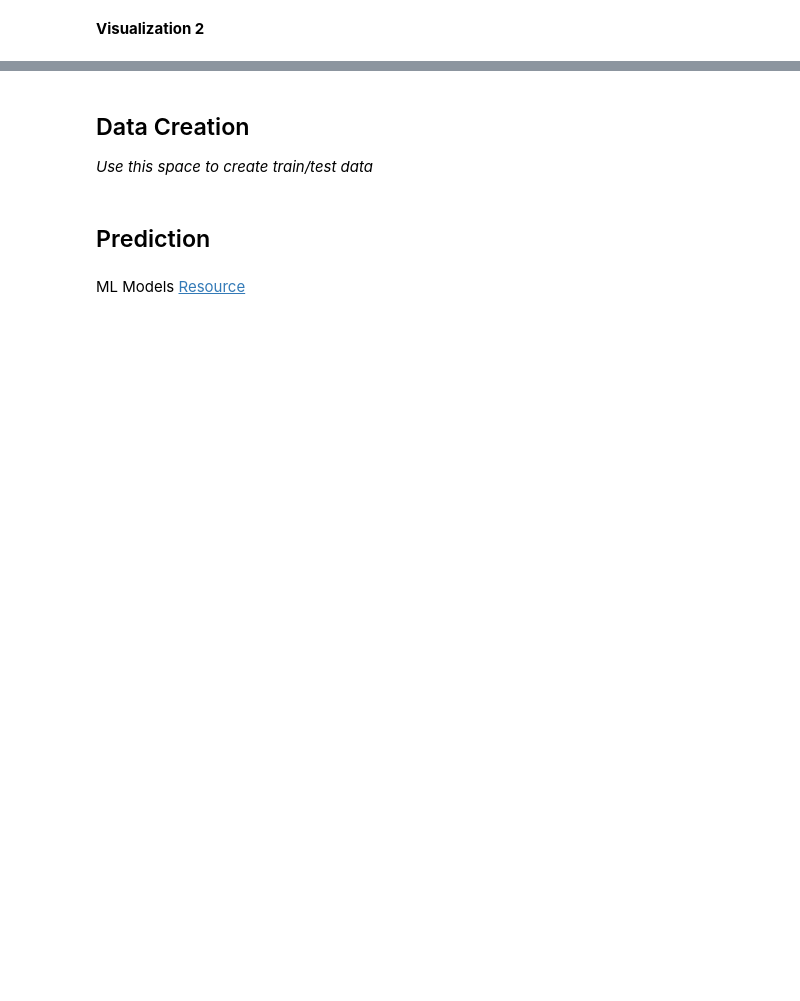
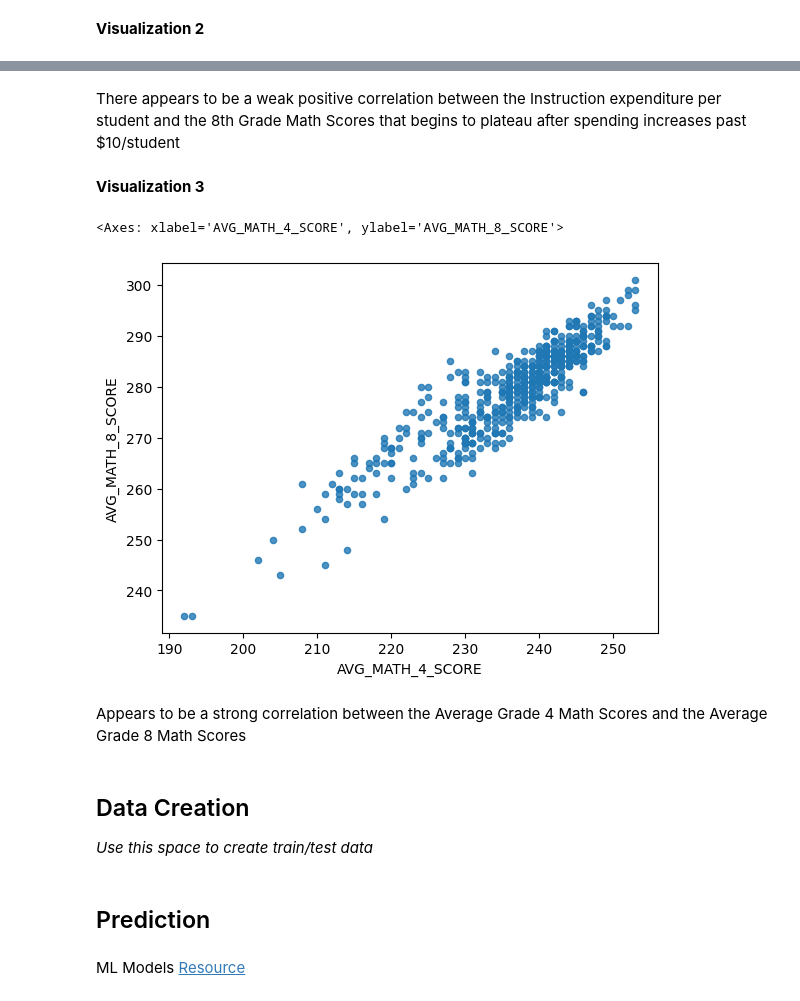
Before and after one commit to eseaver15/MDST-Tutorials, a Jupyter notebook: tutorial1/checkpoint1.ipynb, the cells around one changed output, grey strips where cells are left out. Drawn from its saved outputs; the diff is of its cells as text; code cells hidden in the pictures; blank space fills up the shorter version.

```diff
--- a/tutorial1/checkpoint1.ipynb
+++ b/tutorial1/checkpoint1.ipynb
@@ -77,3 +164,14 @@ Investigate the relationship between your chosen response variable and at least
+# %% [markdown]
+There appears to be a weak positive correlation between the Instruction expenditure per student and the 8th Grade Math Scores that begins to plateau after spending increases past $10/student
+# %% [markdown]
+**Visualization 3**
+# %%
+df.plot.scatter(x='AVG_MATH_4_SCORE', y='AVG_MATH_8_SCORE', alpha=0.8)
+# %% [output]
+<Axes: xlabel='AVG_MATH_4_SCORE', ylabel='AVG_MATH_8_SCORE'>
+[figure, added]
+# %% [markdown]
+Appears to be a strong correlation between the Average Grade 4 Math Scores and the Average Grade 8 Math Scores
 # %% [markdown]
 <h2> Data Creation </h2>
 
```
Also changed, not shown: parts of 30 cells of this notebook.
